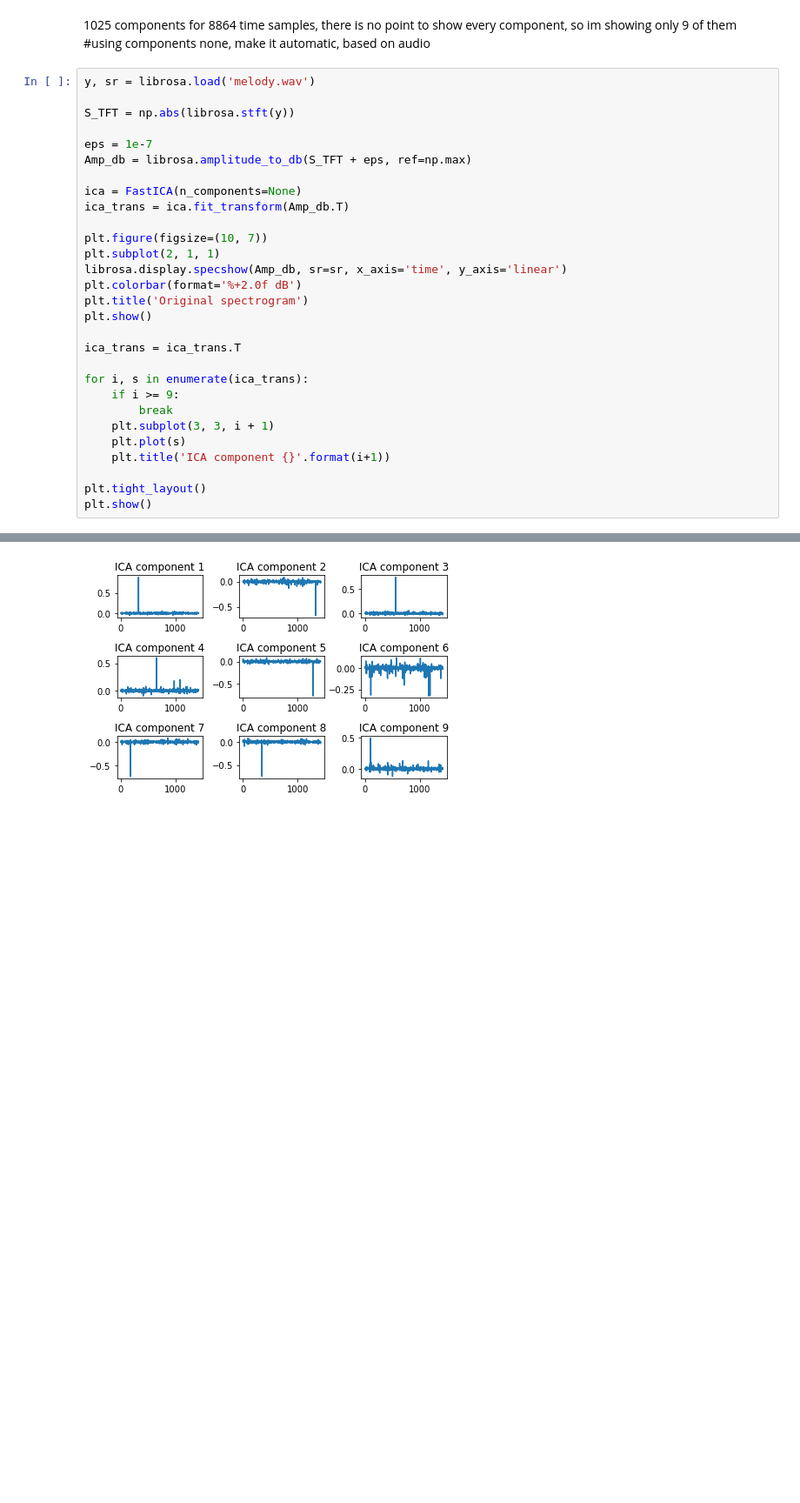
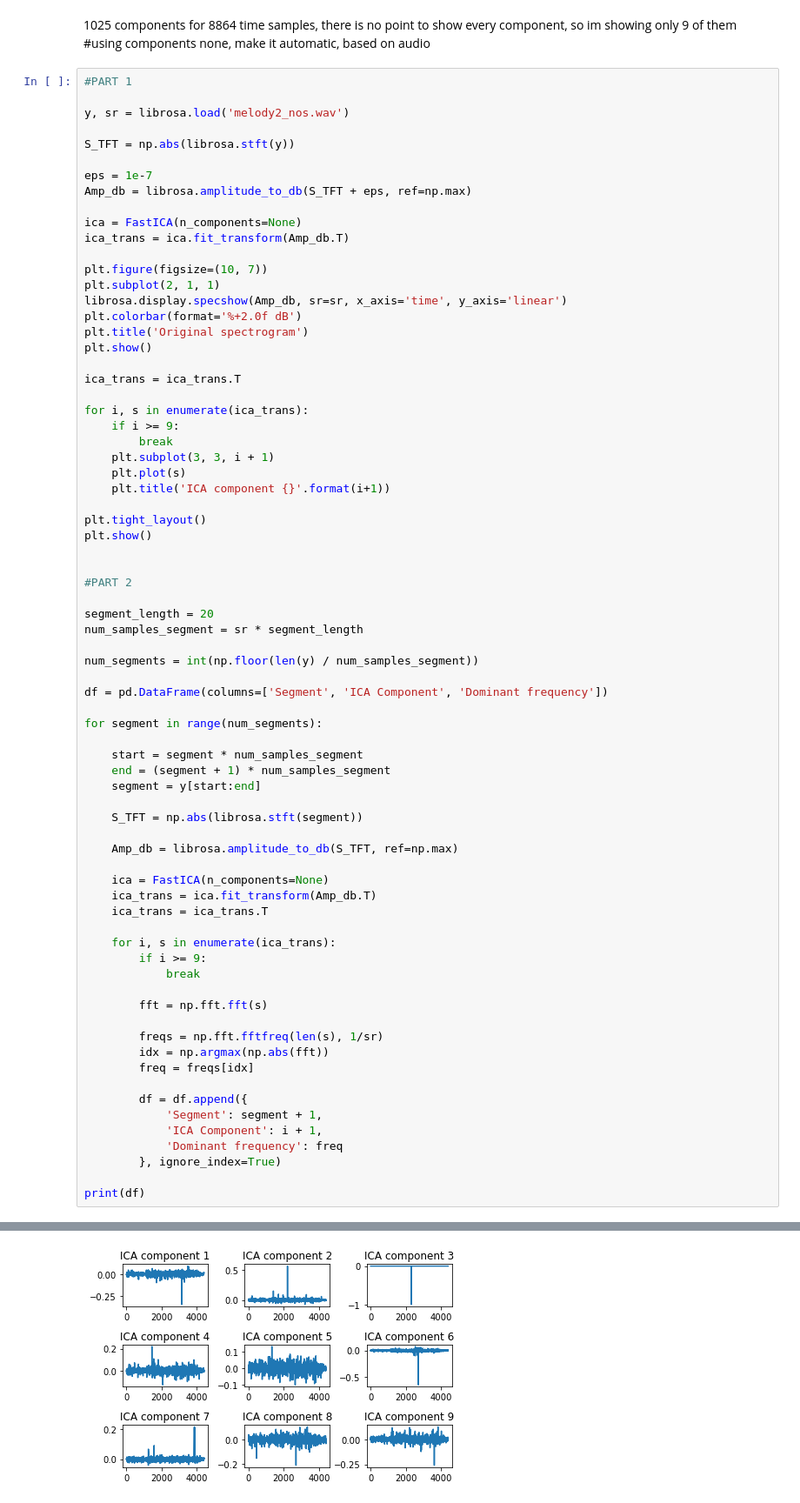
Before and after one commit to Airuuu/Signal-Analyzis-Project, a Jupyter notebook: project.ipynb, the cells around one changed output, grey strips where cells are left out. Shown at 87% size. Cells and saved outputs as stored; diff of their text form; blank space fills up the shorter version.

```diff
--- a/project.ipynb
+++ b/project.ipynb
@@ -10,7 +11,9 @@ import pandas as pd
 1025 components for 8864 time samples, there is no point to show every component, so im showing only 9 of them
 #using components none, make it automatic, based on audio
 # %%
-y, sr = librosa.load('melody.wav')
+#PART 1
+
+y, sr = librosa.load('melody2_nos.wav')
 
 S_TFT = np.abs(librosa.stft(y))
 
@@ -38,4 +41,46 @@ for i, s in enumerate(ica_trans):
 
 plt.tight_layout()
 plt.show()
+
+
+#PART 2
+
+segment_length = 20
+num_samples_segment = sr * segment_length
+
+num_segments = int(np.floor(len(y) / num_samples_segment))
+
+df = pd.DataFrame(columns=['Segment', 'ICA Component', 'Dominant frequency'])
+
+for segment in range(num_segments):
+
+    start = segment * num_samples_segment
+    end = (segment + 1) * num_samples_segment
+    segment = y[start:end]
+
+    S_TFT = np.abs(librosa.stft(segment))
+
+    Amp_db = librosa.amplitude_to_db(S_TFT, ref=np.max)
+
+    ica = FastICA(n_components=None)
+    ica_trans = ica.fit_transform(Amp_db.T)
+    ica_trans = ica_trans.T
+
+    for i, s in enumerate(ica_trans):
+        if i >= 9:
+            break
+
+        fft = np.fft.fft(s)
+
+        freqs = np.fft.fftfreq(len(s), 1/sr)
+        idx = np.argmax(np.abs(fft))
+        freq = freqs[idx]
+
+        df = df.append({
+            'Segment': segment + 1,
+            'ICA Component': i + 1,
+            'Dominant frequency': freq
+        }, ignore_index=True)
+
+print(df)
 # %% [output]
@@ -43 +88 @@ plt.show()
-[figure, old version]
+[figure, new version]
```
Also changed, not shown: parts of 6 cells of this notebook, 7 other files.
